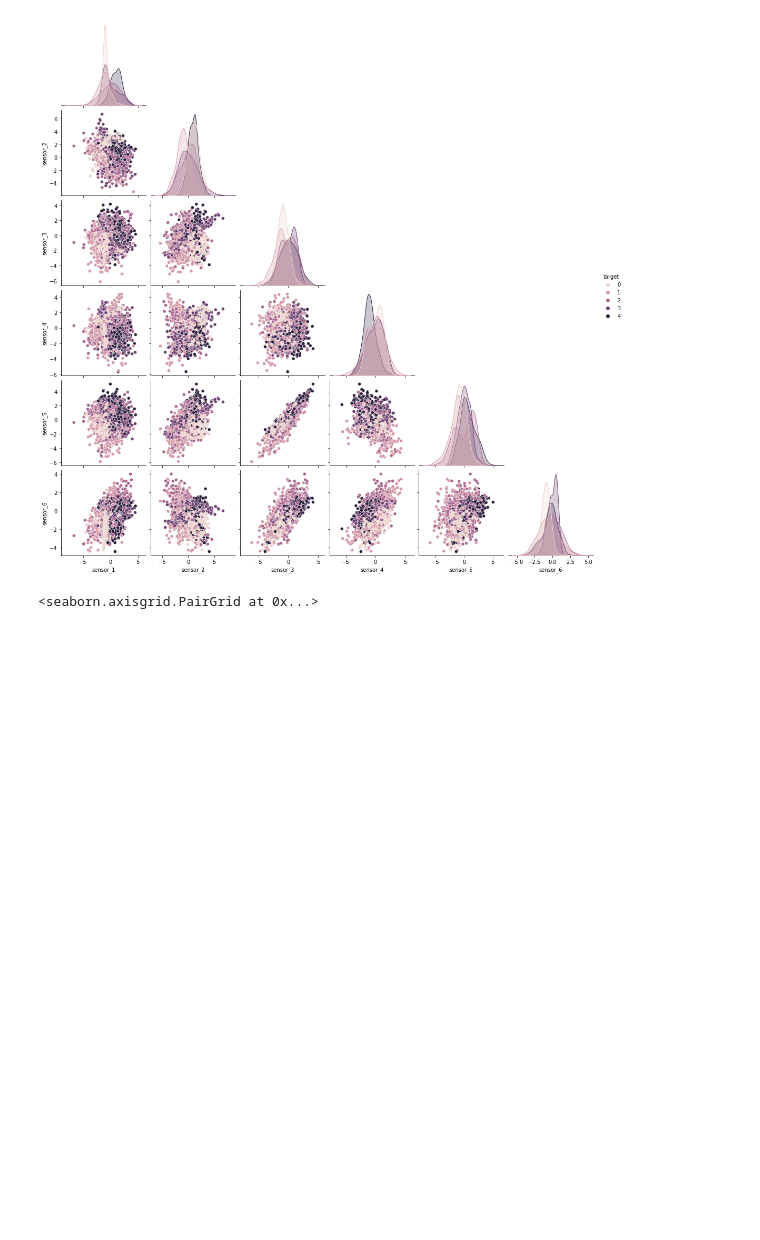
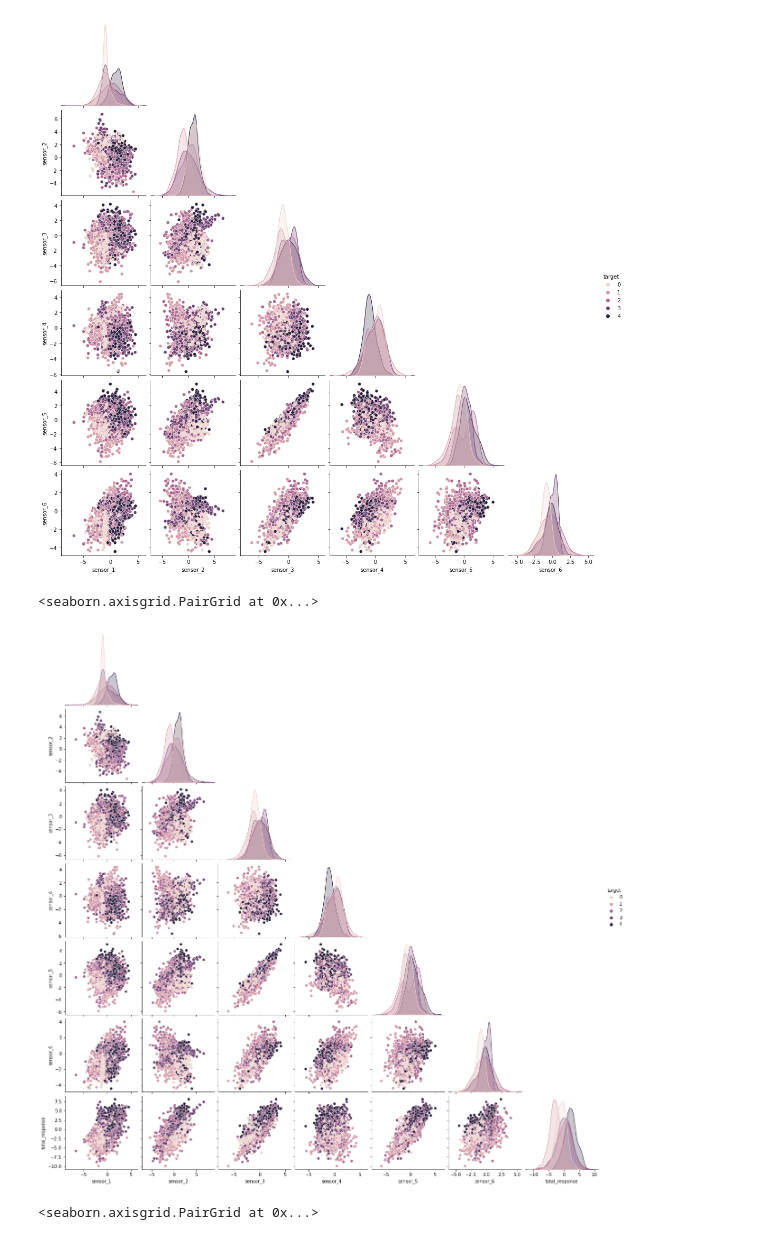
Before and after one commit to MarkusHumetus/Hackathon_Talent_Squad, a Jupyter notebook: main.ipynb, the cells around one changed output. Drawn from its saved outputs; the diff is of its cells as text; code cells hidden in the pictures; blank space fills up the shorter version.

```diff
--- a/main.ipynb
+++ b/main.ipynb
@@ -103,8 +110,11 @@ sns.pairplot(space_X_train, corner=True,hue='target')
 [figure]
 # %%
 space_X_train_extra2= space_X_train.copy()
-space_X_train_extra2['total_response']=space_X_train['sensor_1']+space_X_train['sensor_2']+space_X_train['sensor_3']+space_X_train['sensor_6']
+space_X_train_extra2['total_response']=space_X_train['sensor_1']+space_X_train['sensor_2']+space_X_train['sensor_3']
 sns.pairplot(space_X_train_extra2, corner=True, hue='target')
+# %% [output]
+<seaborn.axisgrid.PairGrid at 0x...>
+[figure, added]
 # %%
 space_X_train_extra= space_X_train.copy()
 space_X_train_extra['total_response']=space_X_train['sensor_1']+space_X_train['sensor_2']+space_X_train['sensor_3']+space_X_train['sensor_4']+space_X_train['sensor_5']+space_X_train['sensor_6']
```
Also changed, not shown: parts of 49 cells of this notebook, 2 other files.
